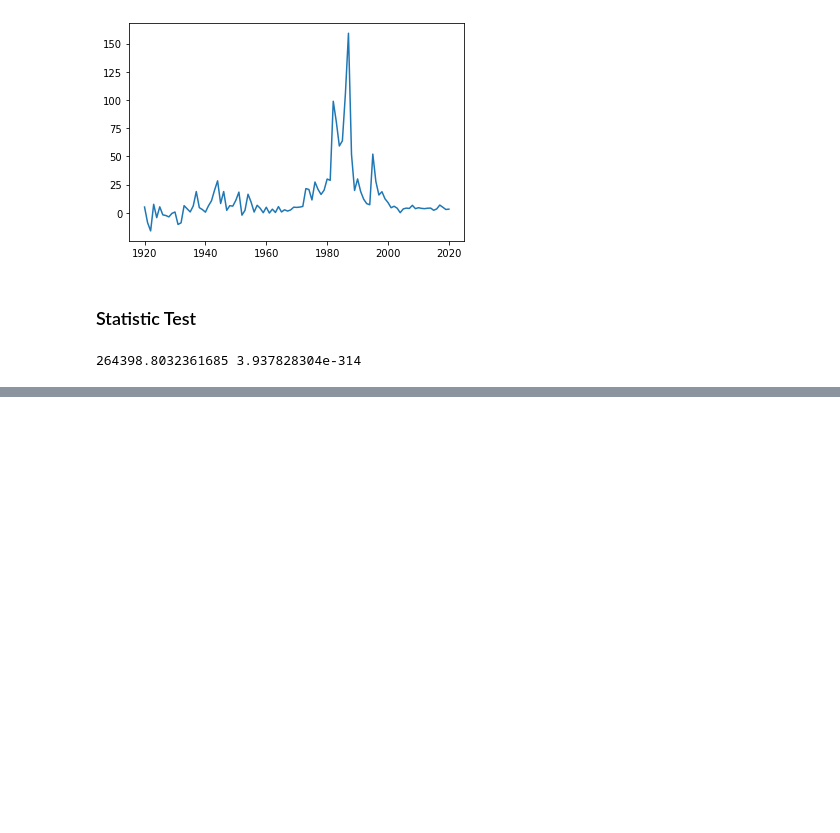
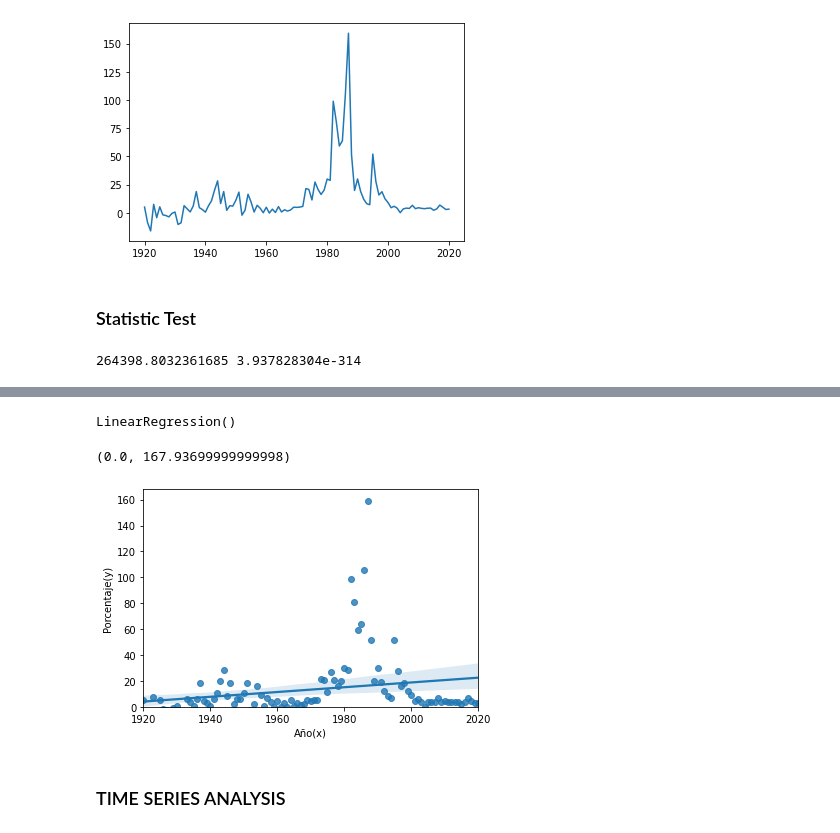
Before and after one commit to NancyDav/Mineria-de-datos, a Jupyter notebook: Inflacionm.ipynb, the cells around one changed output, grey strips where cells are left out. Saved outputs shown, nothing was run; the diff lists cells and outputs as text; code cells hidden in the pictures; blank space fills up the shorter version.

```diff
--- a/Inflacionm.ipynb
+++ b/Inflacionm.ipynb
@@ -105,0 +162,4 @@ print(fvalue, pvalue)
+# %%
+a = {'Año(x)':df1["Año"],'Porcentaje(y)':df1["Porcentaje"]}
+b = pd.DataFrame(a)
+b
@@ -105,0 +180,16 @@ print(fvalue, pvalue)
+# %%
+Linea_Regresion = LinearRegression()
+
+Linea_Regresion.fit(b[['Año(x)']],b[['Porcentaje(y)']])
+# %% [output]
+LinearRegression()
+# %%
+#ANALIZAMOS DE MANERA VISUAL
+
+sns.regplot( x = 'Año(x)', y = 'Porcentaje(y)', data = b,ci = 95)
+plt.ylim(0,)
+# %% [output]
+(0.0, 167.93699999999998)
+[figure, added]
+# %% [markdown]
+### TIME SERIES ANALYSIS
```
Also changed, not shown: parts of 47 cells of this notebook.
